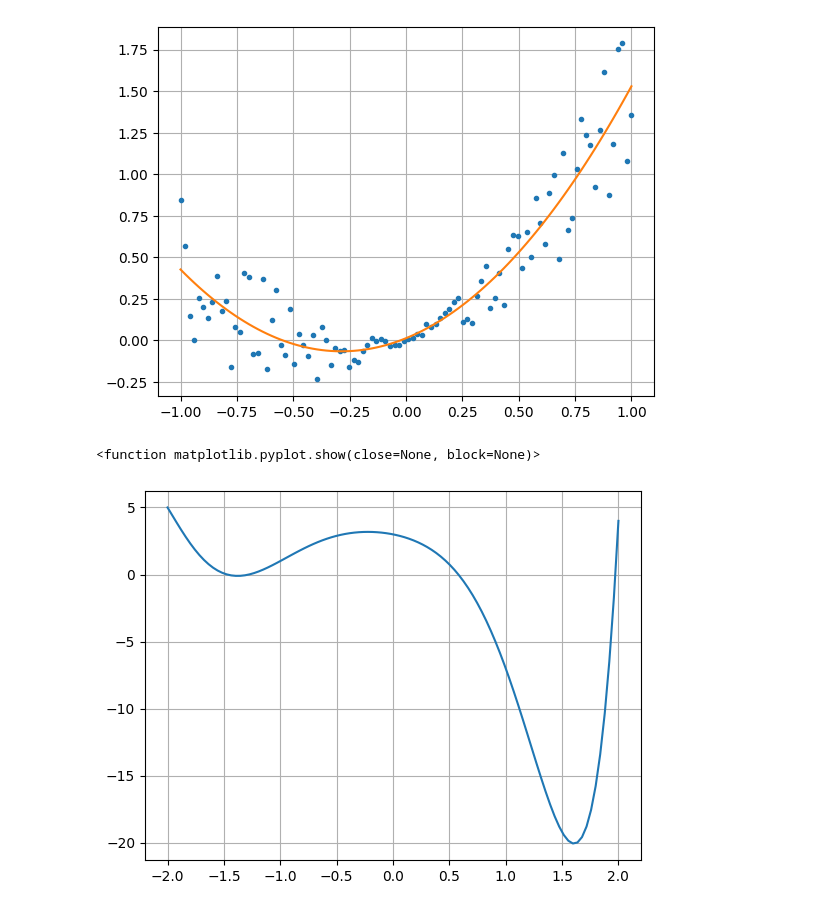
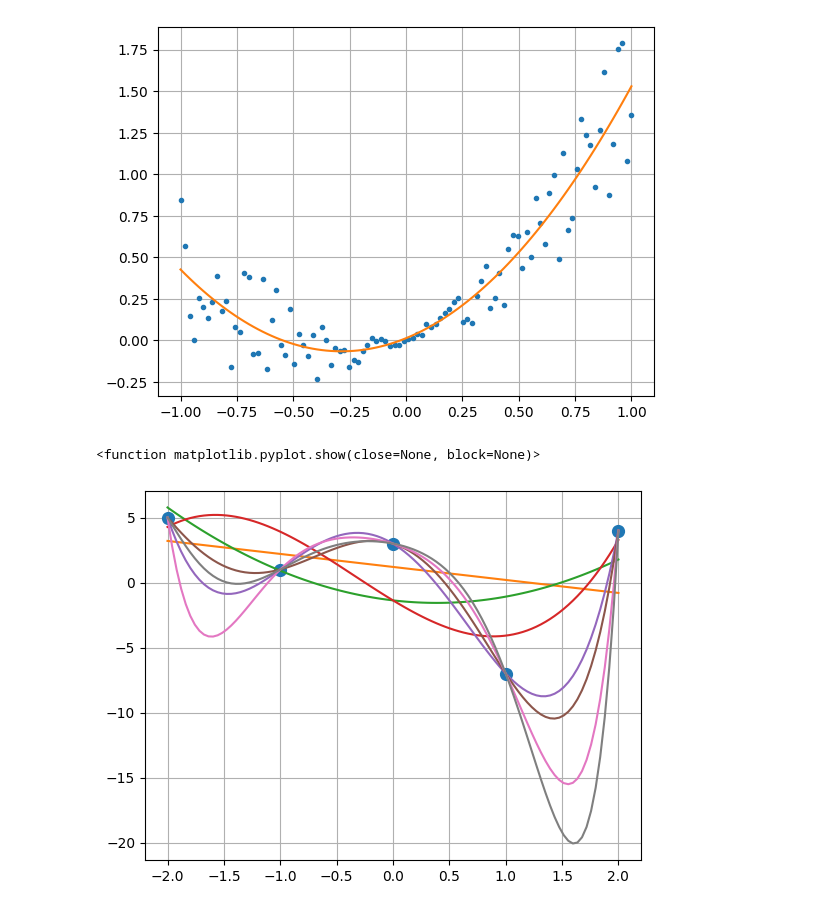
Before and after one commit to SW0301/MMVSU, a Jupyter notebook: lab4.ipynb, the cells around one changed output. Drawn from its saved outputs; the diff is of its cells as text; code cells hidden in the pictures.

```diff
--- a/lab4.ipynb
+++ b/lab4.ipynb
@@ -59,25 +59,26 @@ plt.show
 # %%
 from scipy.integrate import odeint
 from sklearn.preprocessing import PolynomialFeatures
 from sklearn.pipeline import make_pipeline
 from sklearn.linear_model import Ridge
 
 x=np.array([-2,-1,0,1,2])
 y=np.array([5,1,3,-7,4])
 data=np.vstack([x,y]).T
 x=x[:,np.newaxis]
 X_long = np.linspace(-2,2,100)[:,np.newaxis]
 model=make_pipeline(PolynomialFeatures(1),Ridge(alpha=1e-3))
 model.fit(x,y)
 y_predict=model.predict(X_long)
 %matplotlib inline
+plt.plot(x,y,'.',markersize=17)
 for p in [1,2,3,4,5,6,7]:
   model=make_pipeline(PolynomialFeatures(p),Ridge(alpha=1e-3))
   model.fit(x,y)
-y_predict=model.predict(X_long)
-plt.plot(X_long,y_predict, label=str(p))
+  y_predict=model.predict(X_long)
+  plt.plot(X_long,y_predict, label=str(p))
 plt.grid(True)
 plt.show
 # %% [output]
 <function matplotlib.pyplot.show(close=None, block=None)>
-[figure, old version]
+[figure, new version]
```
